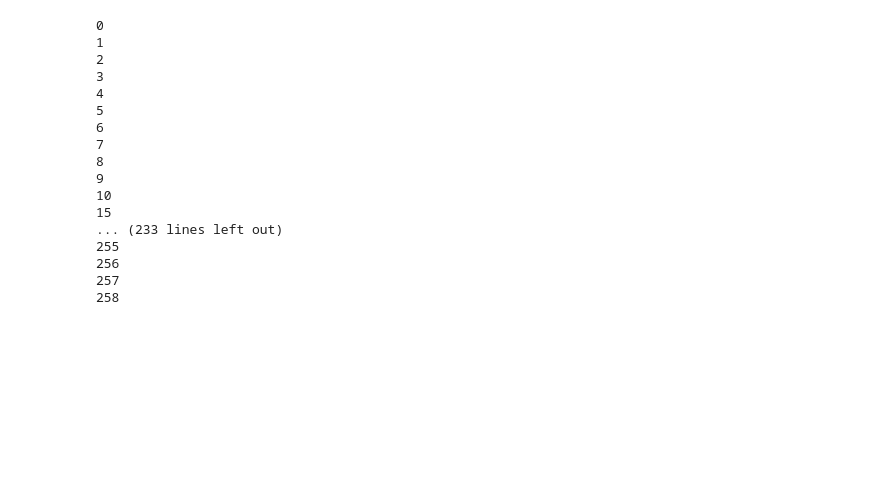
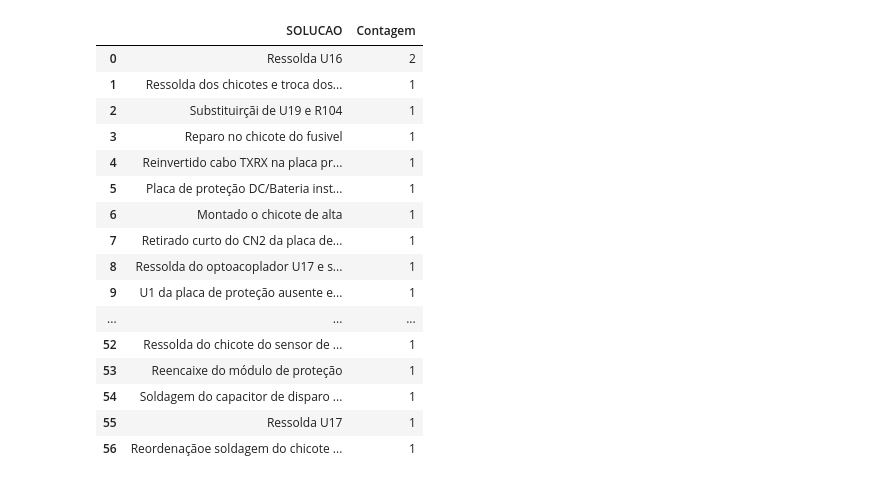
Before and after one commit to gstavoelias/streamlit, a Jupyter notebook: rft_2.ipynb, the cells around one changed output. Cells and saved outputs as stored; diff of their text form; code cells hidden in the pictures; blank space fills up the shorter version.

```diff
--- a/rft_2.ipynb
+++ b/rft_2.ipynb
@@ -295,37 +306,19 @@ df["PROBLEMA_ID"] = df["PROBLEMA"].map(substituicoes).astype("Int64")
 df.loc[df["PROBLEMA_ID"].notna(), "PROBLEMA"] = df["PROBLEMA_ID"].map(problemas_map)
 df = df[df["PROBLEMA_ID"].notna()].reset_index()
 # %%
-from server import Server
+# from server import Server
 
-servidor = Server("http://127.0.0.1:8087/api/v1.0/")
+# servidor = Server("http://127.0.0.1:8087/api/v1.0/")
 
-df = df.dropna(subset=["NÚMERO DE SERIE", "OPERADOR_ID", "PROBLEMA_ID", "DATA"])
-for idx, row in df.iterrows():
-    try:
-        controladora_id = row["NÚMERO DE SERIE"]
-        operador_id = row["OPERADOR_ID"]
-        erro_id = row["PROBLEMA_ID"]
-        horario = row["DATA"].strftime("%Y-%m-%d %H:%M:%S")
-        servidor.post_rft(controladora_id=controladora_id, operador_id=operador_id, error_id=erro_id, horario=horario)
-    except Exception as e:
-        print(e)
-    print(idx)
+# df = df.dropna(subset=["NÚMERO DE SERIE", "OPERADOR_ID", "PROBLEMA_ID", "DATA"])
+# for idx, row in df.iterrows():
+#     try:
+#         controladora_id = row["NÚMERO DE SERIE"]
+#         operador_id = row["OPERADOR_ID"]
+#         erro_id = row["PROBLEMA_ID"]
+#         horario = row["DATA"].strftime("%Y-%m-%d %H:%M:%S")
+#         servidor.post_rft(controladora_id=controladora_id, operador_id=operador_id, error_id=erro_id, horario=horario)
+#     except Exception as e:
+#         print(e)
+#     print(idx)
-# %% [output]
-0
-1
-2
-3
-4
-5
-6
-7
-8
-9
-10
-15
-... (233 lines left out)
-255
-256
-257
-258
 # %%
@@ -595,8 +609,27 @@ print(len(df["SOLUCAO"].unique()))
 # %%
+df = df[df["SOLUCAO_ID"].isna()].reset_index()
 display(
     df["SOLUCAO"]
     .fillna("Sem Solução")
     .value_counts()
     .reset_index(name="Contagem")
     .rename(columns={"index": "SOLUCAO"})
 )
+# %% [output]
+|  | SOLUCAO | Contagem |
+| 0 | Ressolda U16 | 2 |
+| 1 | Ressolda dos chicotes e troca dos... | 1 |
+| 2 | Substituirçãi de U19 e R104 | 1 |
+| 3 | Reparo no chicote do fusivel | 1 |
+| 4 | Reinvertido cabo TXRX na placa pr... | 1 |
+| 5 | Placa de proteção DC/Bateria inst... | 1 |
+| 6 | Montado o chicote de alta | 1 |
+| 7 | Retirado curto do CN2 da placa de... | 1 |
+| 8 | Ressolda do optoacoplador U17 e s... | 1 |
+| 9 | U1 da placa de proteção ausente e... | 1 |
+| ... | ... | ... |
+| 52 | Ressolda do chicote do sensor de ... | 1 |
+| 53 | Reencaixe do módulo de proteção | 1 |
+| 54 | Soldagem do capacitor de disparo ... | 1 |
+| 55 | Ressolda U17 | 1 |
+| 56 | Reordenaçãoe soldagem do chicote ... | 1 |
```
Also changed, not shown: parts of 4 cells of this notebook, 1 other file.
